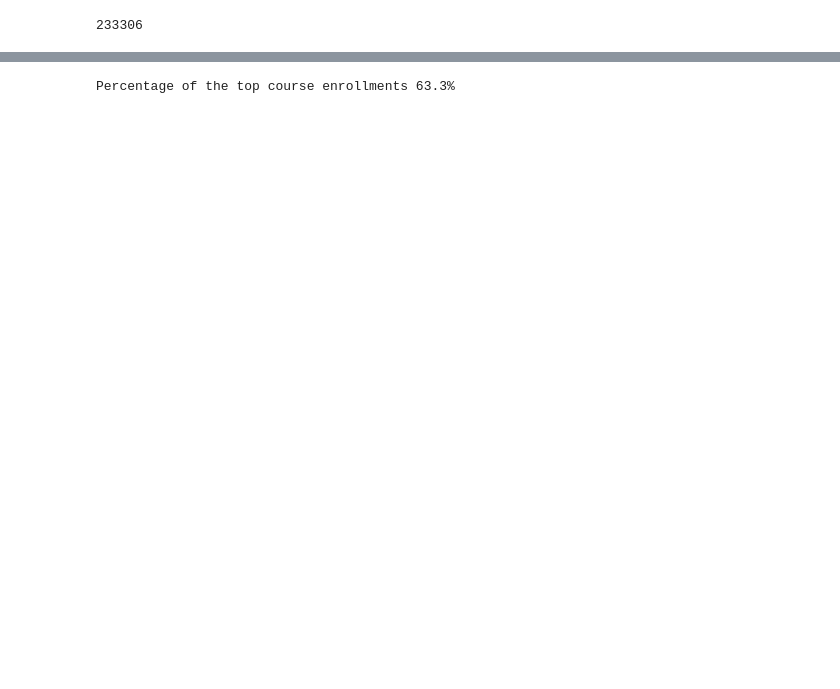
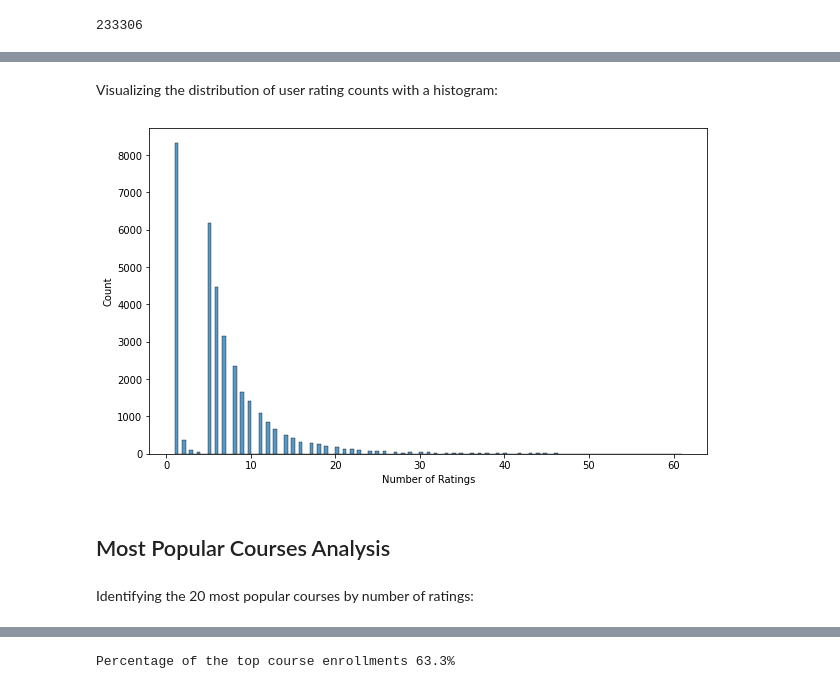
Before and after one commit to arpogg24/deep-learning-projects, a Jupyter notebook: recommendation-systems-labs/01lab-eda.ipynb, the cells around one changed output, grey strips where cells are left out. Cells and saved outputs as stored; diff of their text form; code cells hidden in the pictures; blank space fills up the shorter version.

```diff
--- a/recommendation-systems-labs/01lab-eda.ipynb
+++ b/recommendation-systems-labs/01lab-eda.ipynb
@@ -476,0 +216,14 @@ You can use sum() command on `top_courses['Ratings'].values` to get top-20 cours
+# %% [markdown]
+Visualizing the distribution of user rating counts with a histogram:
+# %%
+fig, ax = plt.subplots(figsize = (10,6))
+sns.histplot(x = rating_counts.values)
+plt.xlabel("Number of Ratings")
+plt.ylabel("Count")
+plt.show()
+# %% [output]
+[figure, added]
+# %% [markdown]
+## Most Popular Courses Analysis
+# %% [markdown]
+Identifying the 20 most popular courses by number of ratings:
```
Also changed, not shown: parts of 128 cells of this notebook, 7 other files.
